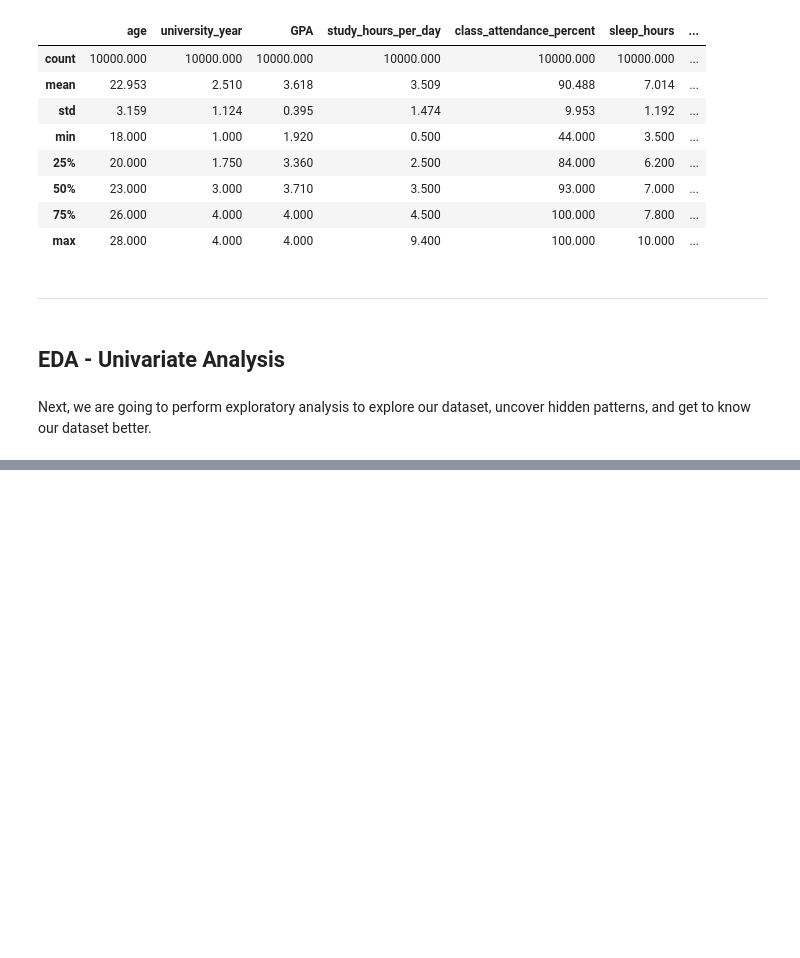
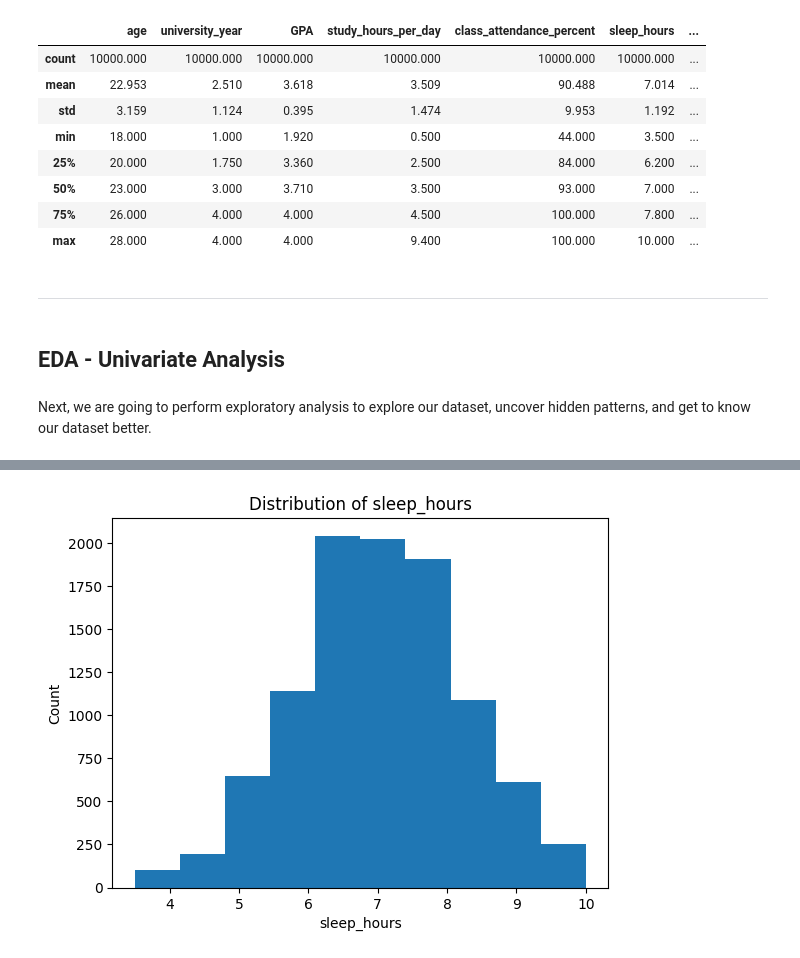
Before and after one commit to jo2eph/student_performance_analysis, a Jupyter notebook: notebooks/02_EDA.ipynb, the cells around one changed output, grey strips where cells are left out. Saved outputs shown, nothing was run; the diff lists cells and outputs as text; code cells hidden in the pictures; blank space fills up the shorter version.

```diff
--- a/notebooks/02_EDA.ipynb
+++ b/notebooks/02_EDA.ipynb
@@ -102,0 +126,4 @@ Next, we are going to perform exploratory analysis to explore our dataset, uncov
+# %%
+plot_hist('sleep_hours')
+# %% [output]
+[figure, added]
```
Also changed, not shown: parts of 10 cells of this notebook.
